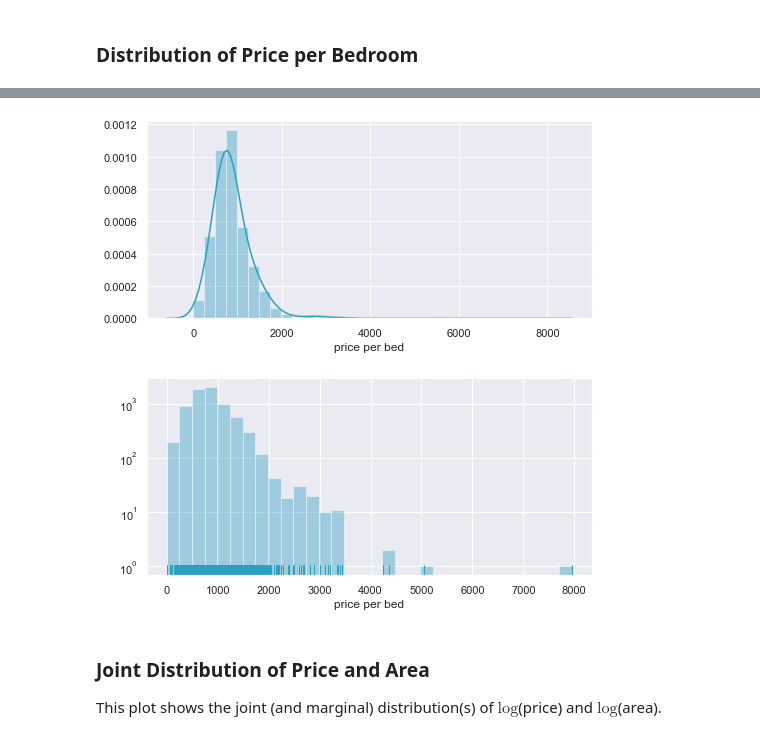
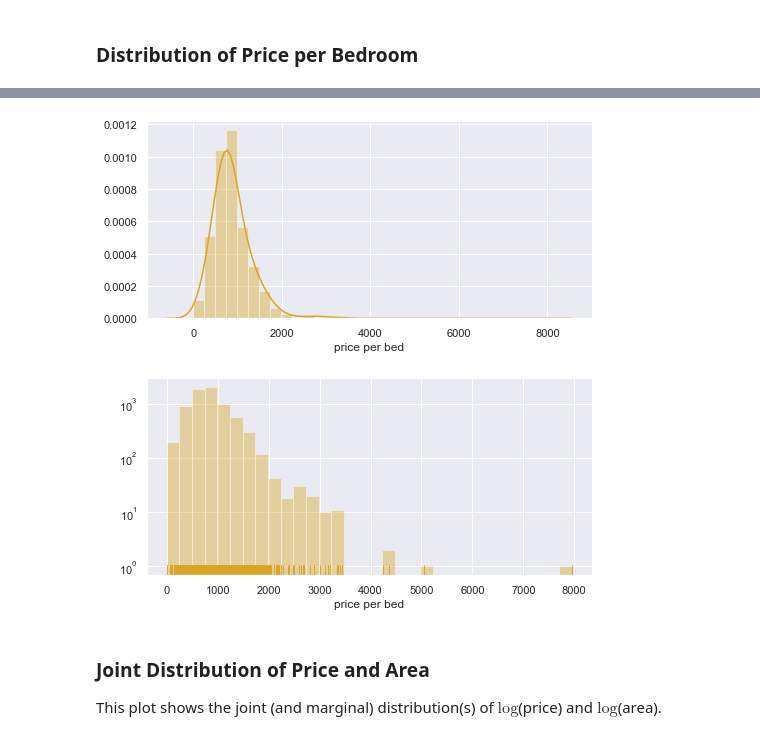
Before and after one commit to lilyzhai/housing-survey, a Jupyter notebook: EDA/EDA - final.ipynb, the cells around one changed output, grey strips where cells are left out. Cells and saved outputs as stored; diff of their text form; code cells hidden in the pictures.

```diff
--- a/EDA/EDA - final.ipynb
+++ b/EDA/EDA - final.ipynb
@@ -108,17 +113,17 @@ See the caveats in the documentation: https://pandas.pydata.org/pandas-docs/stab
 # %%
 sns.set(style='darkgrid')
 plt.subplots(2, 1, figsize=(7,7))
 plt.tight_layout()
 plt.subplots_adjust(hspace=0.3)
 plt.subplot(2, 1, 1)
-ax1 = sns.distplot(df_ppb['price per bed'], kde_kws={'bw':200, 'clip':[-1000, 8000]}, bins=32, color='#2ca0c2')
+ax1 = sns.distplot(df_ppb['price per bed'], kde_kws={'bw':200, 'clip':[-1000, 8000]}, bins=32, color='goldenrod')
 plt.ticklabel_format(style='plain', axis='y')
 plt.subplot(2, 1, 2)
-ax2 = sns.distplot(df_ppb['price per bed'], bins=32, color='#2ca0c2', kde=False, rug=True)
+ax2 = sns.distplot(df_ppb['price per bed'], bins=32, color='goldenrod', kde=False, rug=True)
 ax2.set_yscale('log')
 plt.savefig('figures/price-by-bed-dist.png', dpi=300)
 # %% [output]
-[figure, old version]
+[figure, new version]
 # %% [markdown]
 ### Joint Distribution of Price and Area
 This plot shows the joint (and marginal) distribution(s) of $\mathrm{log}$(price) and $\mathrm{log}$(area).
```
Also changed, not shown: parts of 1 cell of this notebook, 1 other file.
